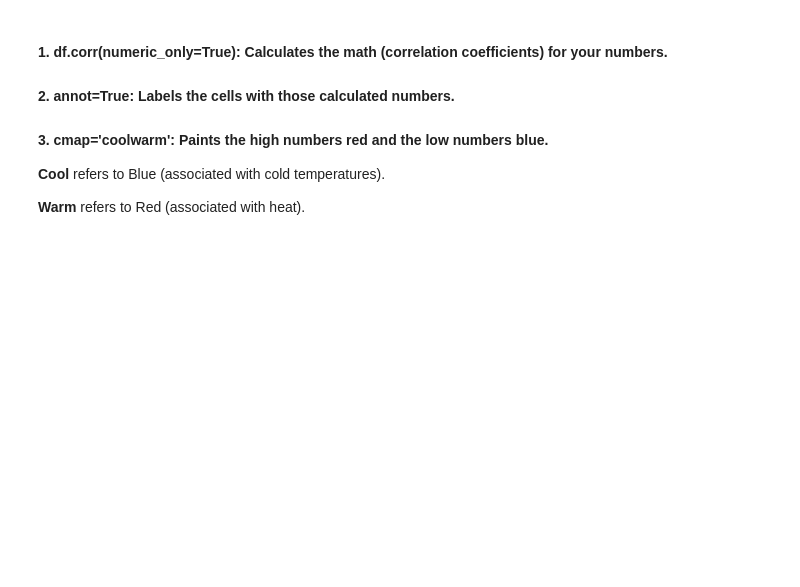
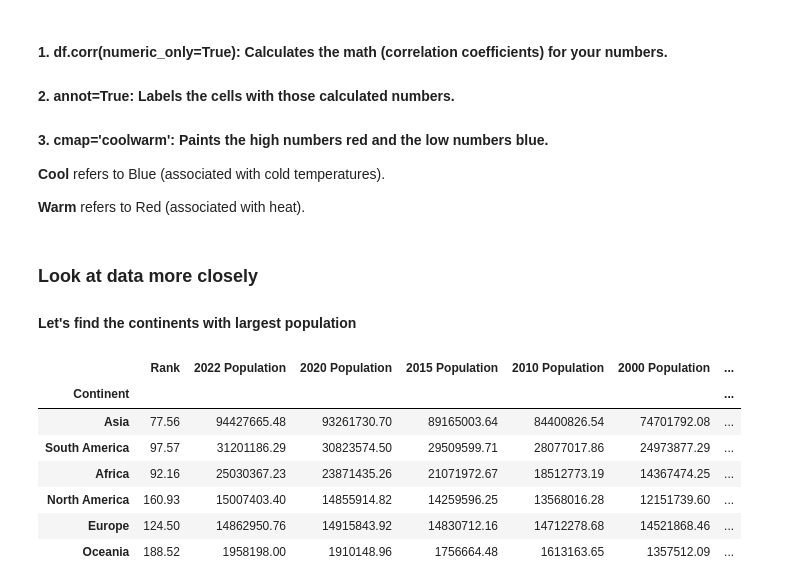
Before and after one commit to kathembo-tsongo/SimpleProjectForDataAnalytics, a Jupyter notebook: EDA.ipynb, the cells around one changed output. Saved outputs shown, nothing was run; the diff lists cells and outputs as text; code cells hidden in the pictures; blank space fills up the shorter version.

```diff
--- a/EDA.ipynb
+++ b/EDA.ipynb
@@ -192,3 +192,17 @@ plt.show()
 **Cool** refers to Blue (associated with cold temperatures).
 
 **Warm** refers to Red (associated with heat).
+# %% [markdown]
+### Look at data more closely
+#### Let's find the continents with largest population
+# %%
+dataframe.groupby('Continent').mean(numeric_only=True).sort_values(by='2022 Population', ascending=False)
+# %% [output]
+|  | Rank | 2022 Population | 2020 Population | 2015 Population | 2010 Population | 2000 Population | ... |
+| Continent |  |  |  |  |  |  | ... |
+| Asia | 77.56 | 94427665.48 | 93261730.70 | 89165003.64 | 84400826.54 | 74701792.08 | ... |
+| South America | 97.57 | 31201186.29 | 30823574.50 | 29509599.71 | 28077017.86 | 24973877.29 | ... |
+| Africa | 92.16 | 25030367.23 | 23871435.26 | 21071972.67 | 18512773.19 | 14367474.25 | ... |
+| North America | 160.93 | 15007403.40 | 14855914.82 | 14259596.25 | 13568016.28 | 12151739.60 | ... |
+| Europe | 124.50 | 14862950.76 | 14915843.92 | 14830712.16 | 14712278.68 | 14521868.46 | ... |
+| Oceania | 188.52 | 1958198.00 | 1910148.96 | 1756664.48 | 1613163.65 | 1357512.09 | ... |
```
Also changed, not shown: parts of 8 cells of this notebook, 1 other file.
